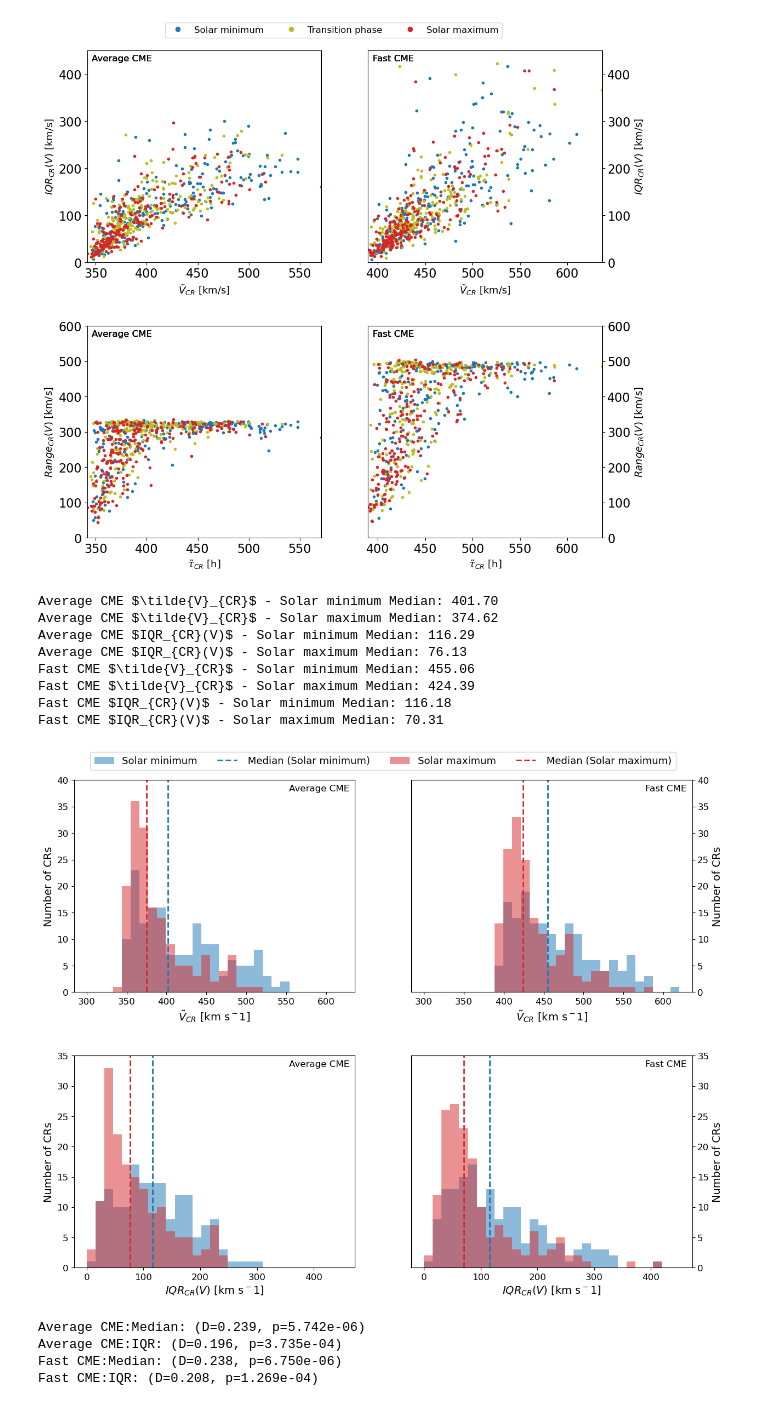
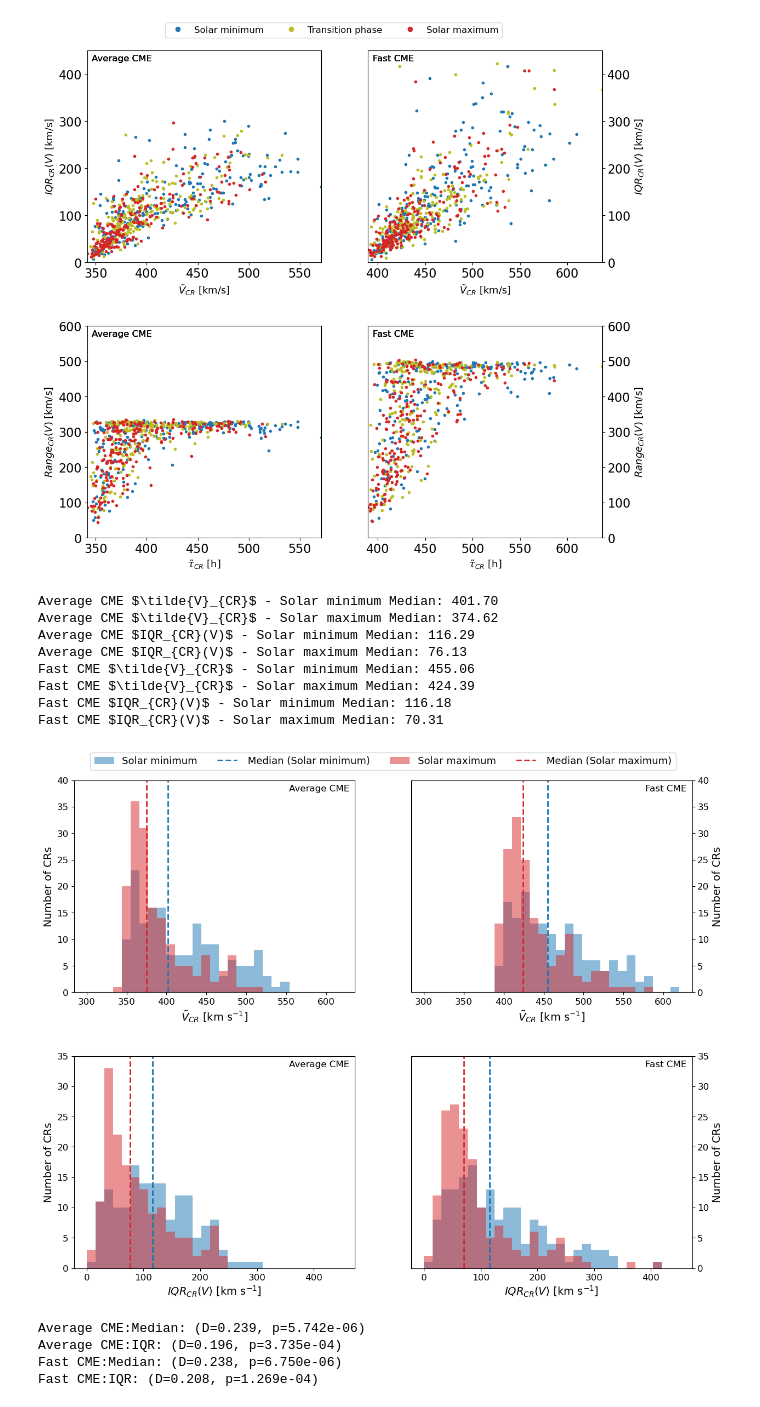
Before and after one commit to dechenlhamogyeltshen/CME_transit_variability, a Jupyter notebook: code/analysis.ipynb, the cells around one changed output. Cells and saved outputs as stored; diff of their text form; code cells hidden in the pictures.

```diff
--- a/code/analysis.ipynb
+++ b/code/analysis.ipynb
@@ -1519,40 +1519,40 @@ def histogram_sai_arrival_iqr_range():
                     labels_legend.append(f' Median ({labels[key]})')
 
             # Set axis labels, tick parameters, and subplot title
-            ax[j, i].set_xlabel(f'{title} [km s$^{-1}$]', fontsize=14)
+            ax[j, i].set_xlabel(rf'{title} [{"km s$^{-1}$"}]', fontsize=14)
             ax[j, i].set_ylabel('Number of CRs', fontsize=14)
             ax[j, i].tick_params(axis='y', labelsize=12)
             ax[j, i].tick_params(axis='x', labelsize=12)
             #ax[j, i].set_ylim(0, 0.1)
             ax[0, i].set_ylim(0,40)
             ax[1, i].set_ylim(0,35)
             ax[j, i].text(0.98, 0.98, f'{cme_label}', transform=ax[j, i].transAxes, fontsize=12, ha='right', va='top')
 
     # Move y-axis of second column to the right
     ax[0, 1].yaxis.tick_right()
     ax[0, 1].yaxis.set_label_position('right')
     ax[1, 1].yaxis.tick_right()
     ax[1, 1].yaxis.set_label_position('right')
 
     fig.legend(handles, labels_legend, loc='upper center', ncol=4, bbox_to_anchor=(0.52, 1.05), fontsize=13)
     fig.subplots_adjust(left=0.05, bottom=0.1, right=0.99, top=0.99, wspace=0.2, hspace=0.3)
 
     fig_name = "/Users/dven/repos/CME_transit_variability/figures/speed_histogram.pdf"
     fig.savefig(fig_name, dpi=300, bbox_inches='tight')
 
     return
 
 histogram_sai_arrival_iqr_range()
 # %% [output]
 Average CME $\tilde{V}_{CR}$ - Solar minimum Median: 401.70
 Average CME $\tilde{V}_{CR}$ - Solar maximum Median: 374.62
 Average CME $IQR_{CR}(V)$ - Solar minimum Median: 116.29
 Average CME $IQR_{CR}(V)$ - Solar maximum Median: 76.13
 Fast CME $\tilde{V}_{CR}$ - Solar minimum Median: 455.06
 Fast CME $\tilde{V}_{CR}$ - Solar maximum Median: 424.39
 Fast CME $IQR_{CR}(V)$ - Solar minimum Median: 116.18
 Fast CME $IQR_{CR}(V)$ - Solar maximum Median: 70.31
-[figure, old version]
+[figure, new version]
 # %%
 def ks_test_sai_arrival_with_cdf():
     """
```
Also changed, not shown: parts of 4 cells of this notebook, 4 other files.
